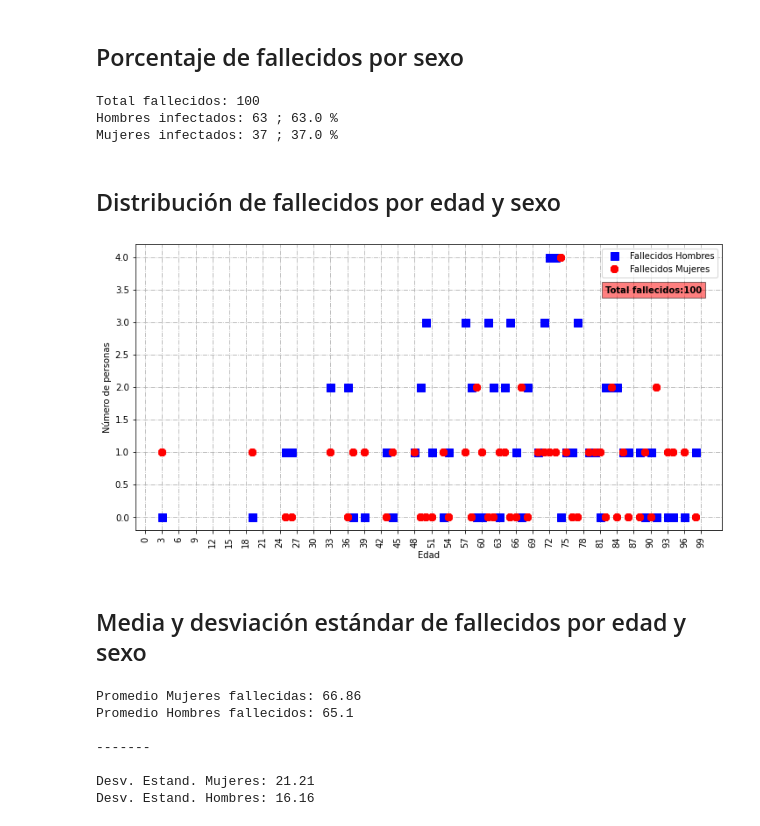
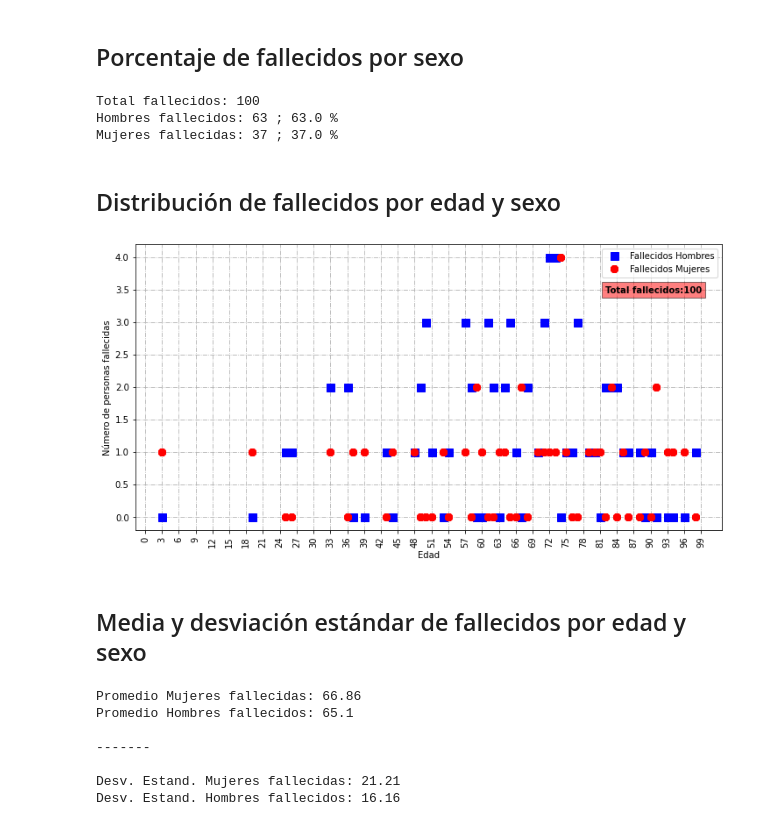
Before and after one commit to suarez-duran-m/covid19Col, a Jupyter notebook: covid19Col.ipynb, the cells around one changed output. Cells and saved outputs as stored; diff of their text form; code cells hidden in the pictures.

```diff
--- a/covid19Col.ipynb
+++ b/covid19Col.ipynb
@@ -97,31 +124,31 @@ fllHom = histo.loc['Fallecido'].count('M')
 fllTot = fllMuj + fllHom
 
 print("Total fallecidos:", fllTot)
-print("Hombres infectados:", fllHom, ";", round((fllHom/fllTot)*100,2), "%")
-print("Mujeres infectados:", fllMuj, ";", round((fllMuj/fllTot)*100,2), "%")
+print("Hombres fallecidos:", fllHom, ";", round((fllHom/fllTot)*100,2), "%")
+print("Mujeres fallecidas:", fllMuj, ";", round((fllMuj/fllTot)*100,2), "%")
 # %% [output]
 Total fallecidos: 100
-Hombres infectados: 63 ; 63.0 %
-Mujeres infectados: 37 ; 37.0 %
+Hombres fallecidos: 63 ; 63.0 %
+Mujeres fallecidas: 37 ; 37.0 %
 # %% [markdown]
 ## Distribución de fallecidos por edad y sexo
 # %%
 histo = fallEdadSexo.groupby(['Atención**','Edad'])['Sexo'].sum()
 rcParams['figure.figsize'] = 12, 6
 
 plot(histo['Fallecido'].str.count('M'),'bs', markersize=9, label='Fallecidos Hombres')
 plot(histo['Fallecido'].str.count('F'),'r8', markersize=8, label='Fallecidos Mujeres')
 xticks(arange(0, 100, step=3.), rotation=90)
 grid(ls='-.')
 #xlim(0,10)
 xlabel('Edad')
-ylabel('Número de personas')
+ylabel('Número de personas fallecidas')
 legend()
 tfll = "Total fallecidos:" + str(fllTot)
 text(82,3.45, tfll, fontsize=10, weight='bold', bbox=dict(facecolor='red', alpha=0.5))
 show()
 # %% [output]
-[figure, old version]
+[figure, new version]
 # %% [markdown]
 ## Media y desviación estándar de fallecidos por edad y sexo
 # %%
@@ -136,13 +163,13 @@ print()
 
 print("-------")
 print()
-print( "Desv. Estand. Mujeres:", round(stdSex.iloc[0][0], 2) )
-print( "Desv. Estand. Hombres:", round(stdSex.iloc[1][0], 2) )
+print( "Desv. Estand. Mujeres fallecidas:", round(stdSex.iloc[0][0], 2) )
+print( "Desv. Estand. Hombres fallecidos:", round(stdSex.iloc[1][0], 2) )
 # %% [output]
 Promedio Mujeres fallecidas: 66.86
 Promedio Hombres fallecidos: 65.1
 
 -------
 
-Desv. Estand. Mujeres: 21.21
-Desv. Estand. Hombres: 16.16
+Desv. Estand. Mujeres fallecidas: 21.21
+Desv. Estand. Hombres fallecidos: 16.16
```
Also changed, not shown: parts of 7 cells of this notebook.
